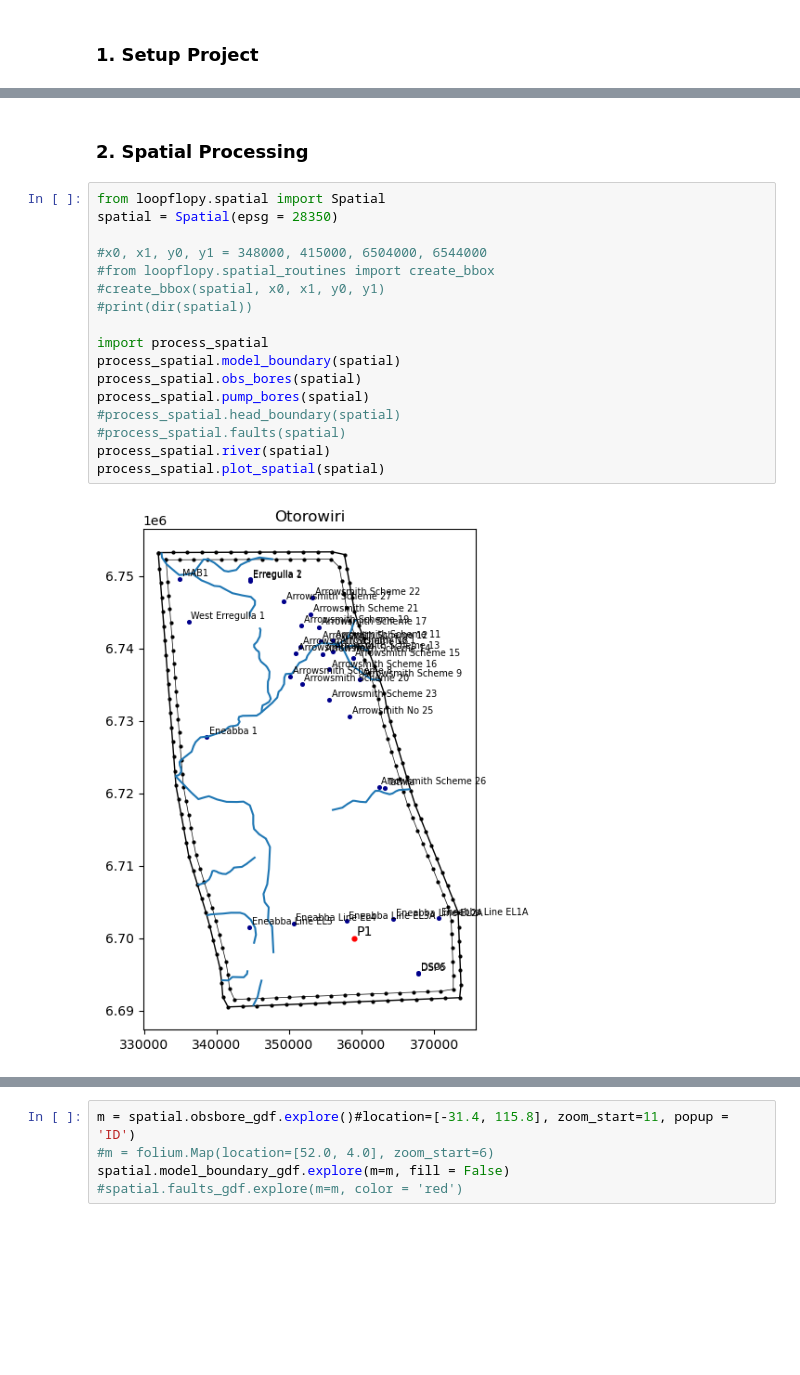
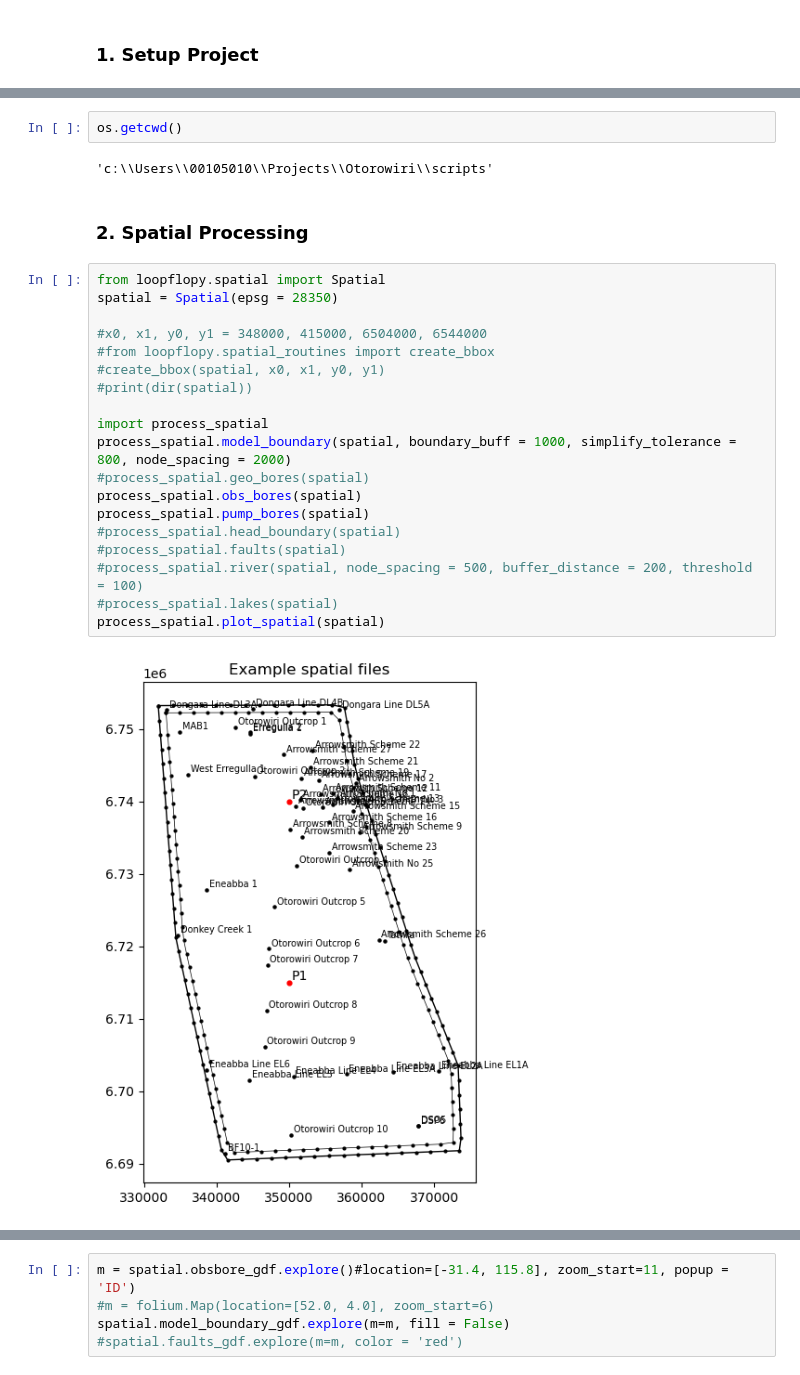
Before and after one commit to malvina-chmielarski/Otorowiri, a Jupyter notebook: scripts/Otorowiri_main_script.ipynb, the cells around one changed output, grey strips where cells are left out. Cells and saved outputs as stored; diff of their text form; blank space fills up the shorter version.

Commit message:
main script update

```diff
--- a/scripts/Otorowiri_main_script.ipynb
+++ b/scripts/Otorowiri_main_script.ipynb
@@ -59,21 +60,27 @@ project = Project(name, workspace, results, figures, triexe)
+# %%
+os.getcwd()
+# %% [output]
+'c:\\Users\\00105010\\Projects\\Otorowiri\\scripts'
 # %% [markdown]
 ### 2. Spatial Processing
 # %%
 from loopflopy.spatial import Spatial
 spatial = Spatial(epsg = 28350)
 
 #x0, x1, y0, y1 = 348000, 415000, 6504000, 6544000
 #from loopflopy.spatial_routines import create_bbox
 #create_bbox(spatial, x0, x1, y0, y1)
 #print(dir(spatial))
 
 import process_spatial
-process_spatial.model_boundary(spatial)
+process_spatial.model_boundary(spatial, boundary_buff = 1000, simplify_tolerance = 800, node_spacing = 2000)
+#process_spatial.geo_bores(spatial)
 process_spatial.obs_bores(spatial)
 process_spatial.pump_bores(spatial)
 #process_spatial.head_boundary(spatial)
 #process_spatial.faults(spatial)
-process_spatial.river(spatial)
+#process_spatial.river(spatial, node_spacing = 500, buffer_distance = 200, threshold = 100)
+#process_spatial.lakes(spatial)
 process_spatial.plot_spatial(spatial)
 # %% [output]
-[figure, old version]
+[figure, new version]
```
Also changed, not shown: parts of 11 cells of this notebook.
